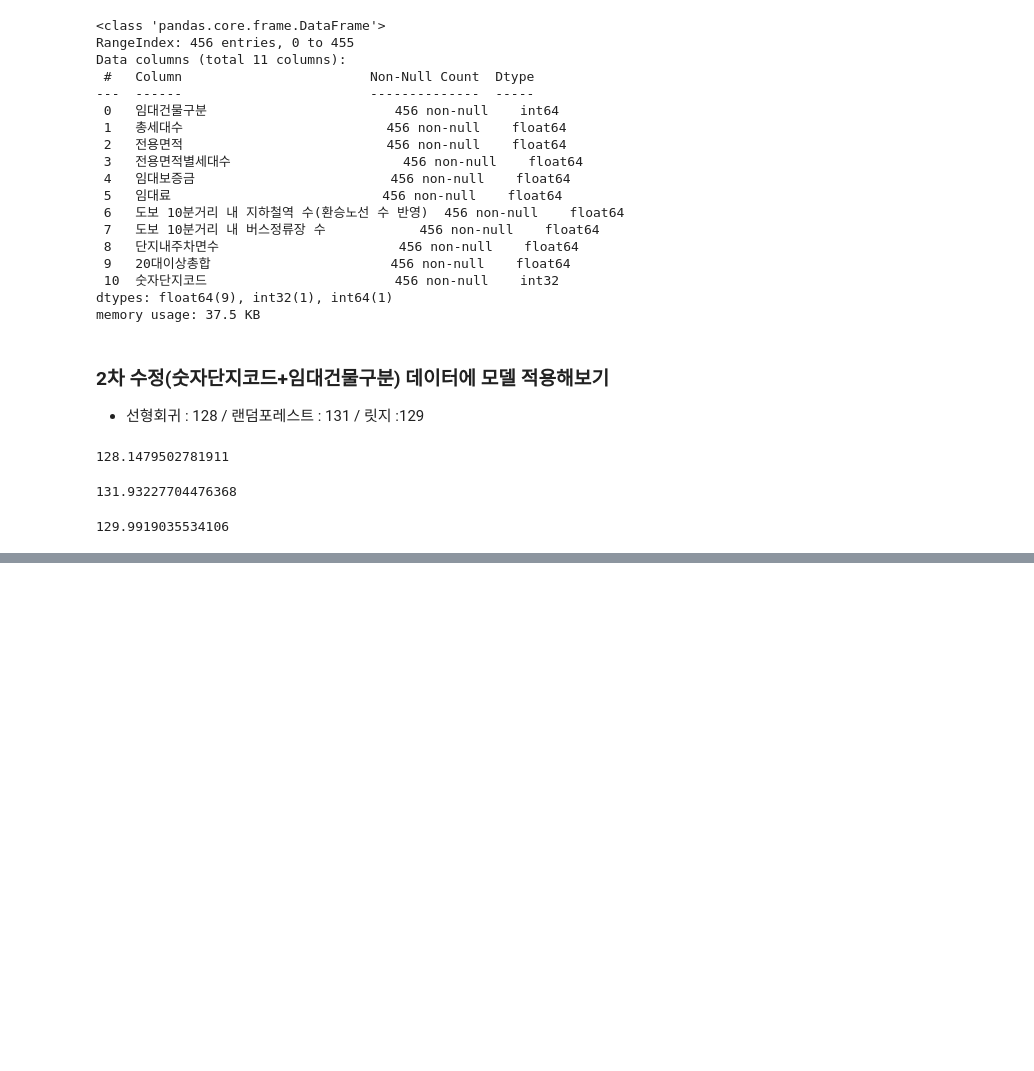
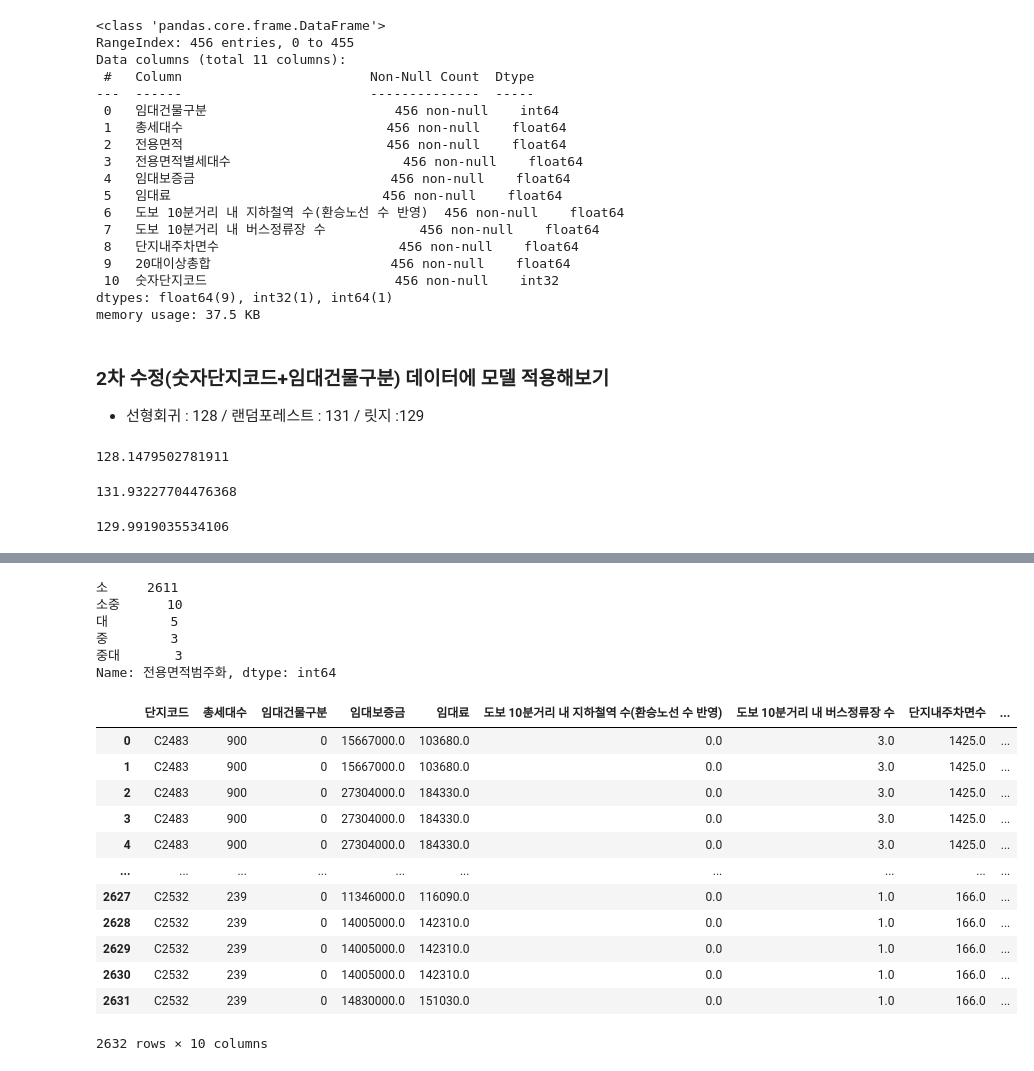
Before and after one commit to kkkkyoung/parking_project, a Jupyter notebook: 주차수요 예측.ipynb, the cells around one changed output, grey strips where cells are left out. Cells and saved outputs as stored; diff of their text form; code cells hidden in the pictures; blank space fills up the shorter version.

```diff
--- a/주차수요 예측.ipynb
+++ b/주차수요 예측.ipynb
@@ -1585,3 +1639,34 @@ np.mean(-score)
+# %%
+train_cut = train.copy()
 # %%
-# labels = ['소','소중','중','중대','대']
-# train_cut['전용면적범주화']=pd.cut(train['전용면적'],bins=5,labels=labels)
+# 5개 영역으로 범주화
+labels = ['소','소중','중','중대','대']
+train_cut['전용면적범주화']=pd.cut(train['전용면적'],bins=5,labels=labels)
+# %%
+train_cut['전용면적범주화'].value_counts()
+# %% [output]
+소     2611
+소중      10
+대        5
+중        3
+중대       3
+Name: 전용면적범주화, dtype: int64
+# %%
+train_cut_1 = train_cut[['단지코드','임대건물구분','전용면적범주화','전용면적별세대수']]
+train_cut_2 = train_cut.drop(['전용면적범주화','전용면적','전용면적별세대수'],axis=1)
+# %%
+train_cut_2
+# %% [output]
+|  | 단지코드 | 총세대수 | 임대건물구분 | 임대보증금 | 임대료 | 도보 10분거리 내 지하철역 수(환승노선 수 반영) | 도보 10분거리 내 버스정류장 수 | 단지내주차면수 | ... |
+| 0 | C2483 | 900 | 0 | 15667000.0 | 103680.0 | 0.0 | 3.0 | 1425.0 | ... |
+| 1 | C2483 | 900 | 0 | 15667000.0 | 103680.0 | 0.0 | 3.0 | 1425.0 | ... |
+| 2 | C2483 | 900 | 0 | 27304000.0 | 184330.0 | 0.0 | 3.0 | 1425.0 | ... |
+| 3 | C2483 | 900 | 0 | 27304000.0 | 184330.0 | 0.0 | 3.0 | 1425.0 | ... |
+| 4 | C2483 | 900 | 0 | 27304000.0 | 184330.0 | 0.0 | 3.0 | 1425.0 | ... |
+| ... | ... | ... | ... | ... | ... | ... | ... | ... | ... |
+| 2627 | C2532 | 239 | 0 | 11346000.0 | 116090.0 | 0.0 | 1.0 | 166.0 | ... |
+| 2628 | C2532 | 239 | 0 | 14005000.0 | 142310.0 | 0.0 | 1.0 | 166.0 | ... |
+| 2629 | C2532 | 239 | 0 | 14005000.0 | 142310.0 | 0.0 | 1.0 | 166.0 | ... |
+| 2630 | C2532 | 239 | 0 | 14005000.0 | 142310.0 | 0.0 | 1.0 | 166.0 | ... |
+| 2631 | C2532 | 239 | 0 | 14830000.0 | 151030.0 | 0.0 | 1.0 | 166.0 | ... |
+2632 rows × 10 columns
```
Also changed, not shown: parts of 23 cells of this notebook.
